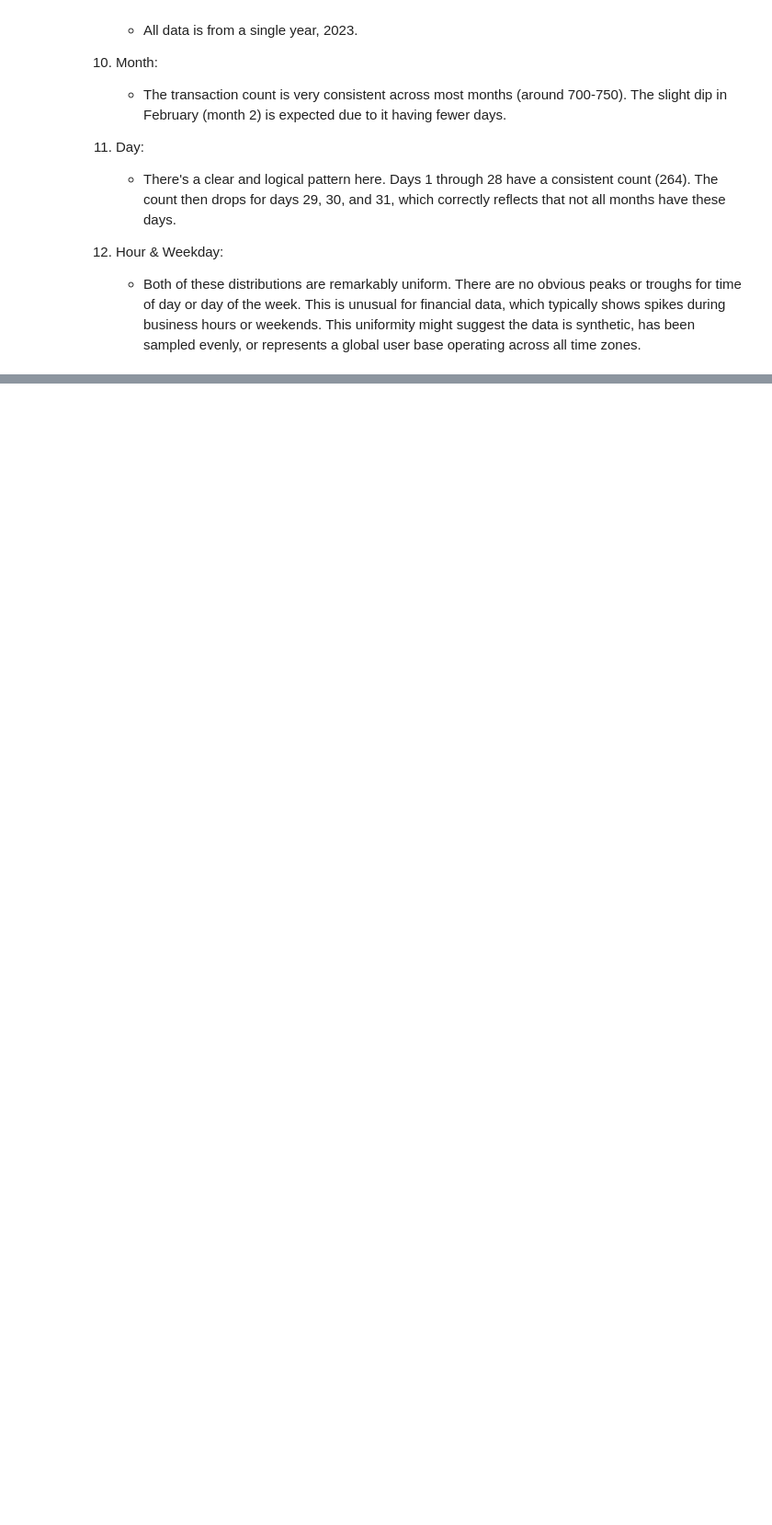
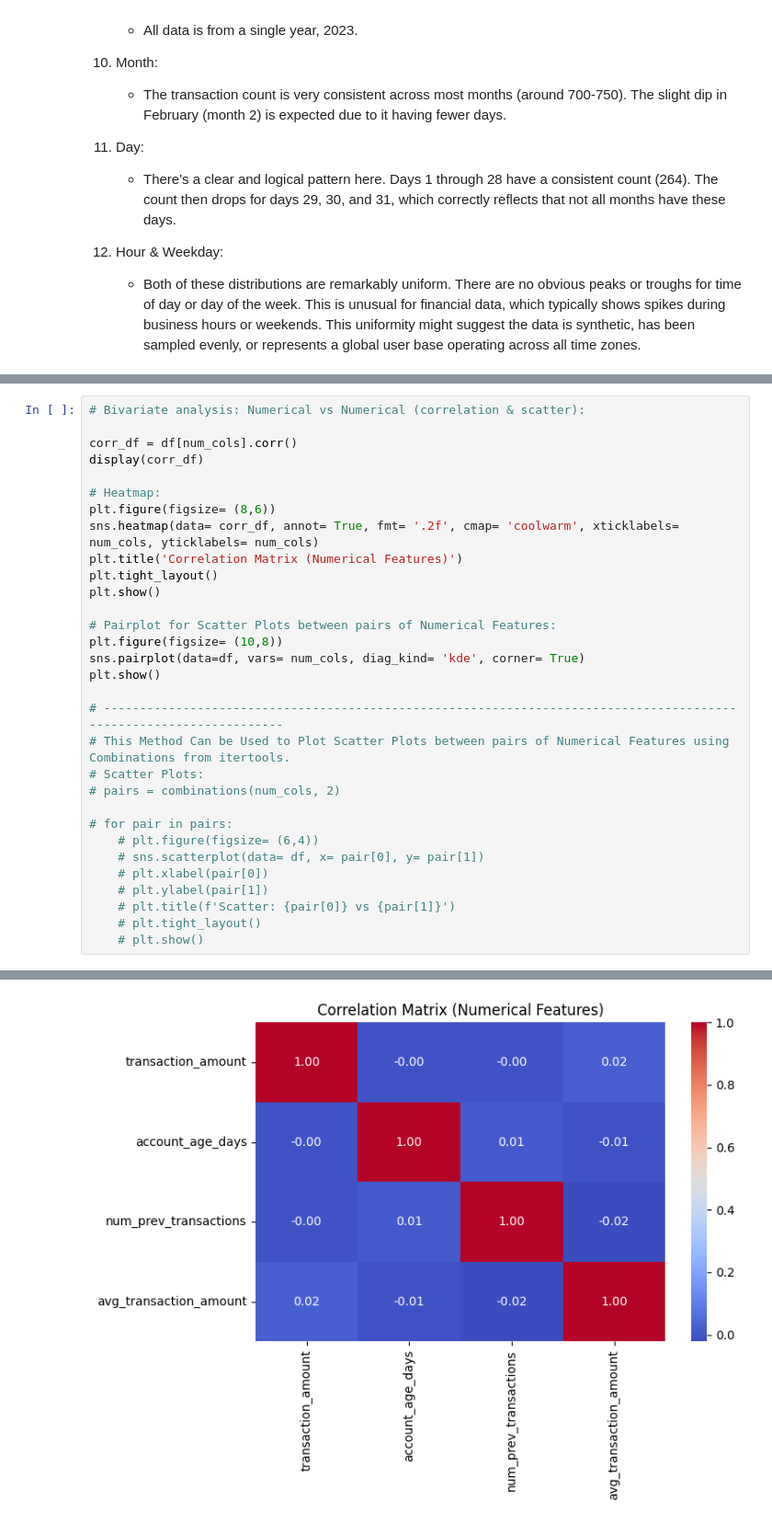
Before and after one commit to Shailya777/Fraud-Detection-EDA, a Jupyter notebook: notebooks/Fraud Detection.ipynb, the cells around one changed output, grey strips where cells are left out. Shown at 92% size. Cells and saved outputs as stored; diff of their text form; blank space fills up the shorter version.

Commit message:
Bivariate Analysis between numerical features

```diff
--- a/notebooks/Fraud Detection.ipynb
+++ b/notebooks/Fraud Detection.ipynb
@@ -742,0 +756,32 @@ Insights:
+# %%
+# Bivariate analysis: Numerical vs Numerical (correlation & scatter):
+
+corr_df = df[num_cols].corr()
+display(corr_df)
+
+# Heatmap:
+plt.figure(figsize= (8,6))
+sns.heatmap(data= corr_df, annot= True, fmt= '.2f', cmap= 'coolwarm', xticklabels= num_cols, yticklabels= num_cols)
+plt.title('Correlation Matrix (Numerical Features)')
+plt.tight_layout()
+plt.show()
+
+# Pairplot for Scatter Plots between pairs of Numerical Features:
+plt.figure(figsize= (10,8))
+sns.pairplot(data=df, vars= num_cols, diag_kind= 'kde', corner= True)
+plt.show()
+
+# -------------------------------------------------------------------------------------------------------------------
+# This Method Can be Used to Plot Scatter Plots between pairs of Numerical Features using Combinations from itertools.
+# Scatter Plots:
+# pairs = combinations(num_cols, 2)
+
+# for pair in pairs:
+    # plt.figure(figsize= (6,4))
+    # sns.scatterplot(data= df, x= pair[0], y= pair[1])
+    # plt.xlabel(pair[0])
+    # plt.ylabel(pair[1])
+    # plt.title(f'Scatter: {pair[0]} vs {pair[1]}')
+    # plt.tight_layout()
+    # plt.show()
+# %% [output]
@@ -742,0 +793 @@ Insights:
+[figure, added]
```
Also changed, not shown: parts of 6 cells of this notebook.
